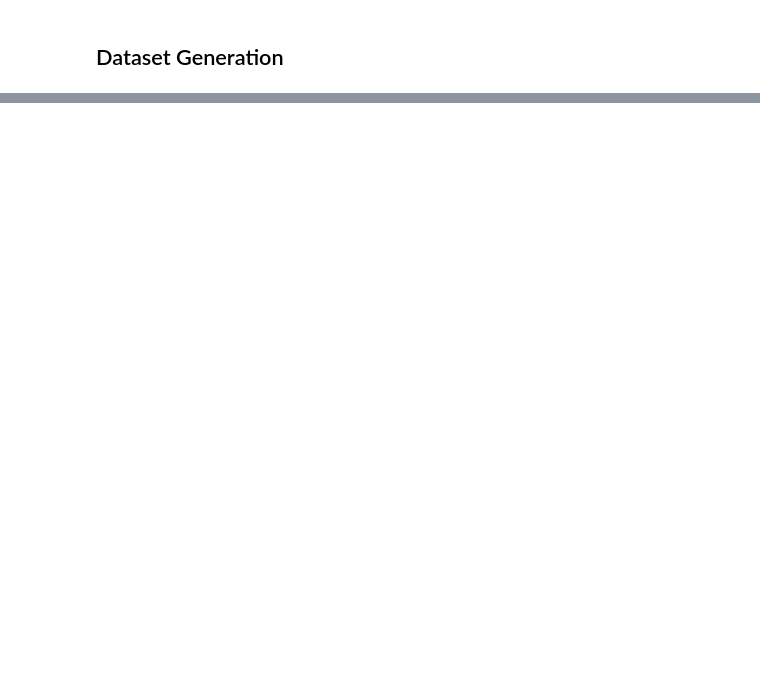
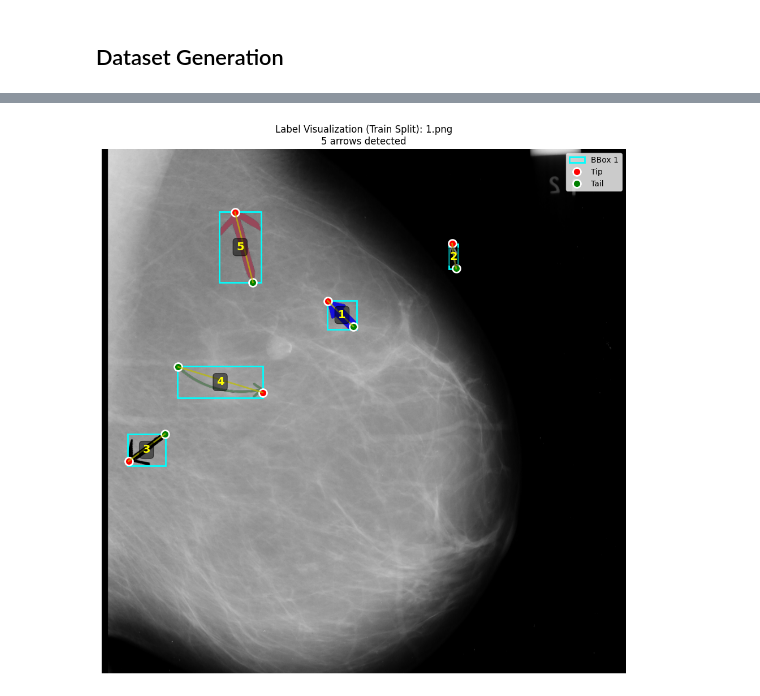
Before and after one commit to xckev/arrow-detection, a Jupyter notebook: arrow-image-gen/arrow-image-generator.ipynb, the cells around one changed output, grey strips where cells are left out. Cells and saved outputs as stored; diff of their text form; code cells hidden in the pictures; blank space fills up the shorter version.

```diff
--- a/arrow-image-gen/arrow-image-generator.ipynb
+++ b/arrow-image-gen/arrow-image-generator.ipynb
@@ -426,0 +536,95 @@ Processed 49/49 -> dataset/images/782.jpg | arrows=1 labels=dataset/labels/782.t
+# %%
+# Load the first generated image and its label from the train split
+dataset_base_dir = "dataset"
+train_img_dir = os.path.join(dataset_base_dir, "train", "images")
+train_label_dir = os.path.join(dataset_base_dir, "train", "labels")
+
+# Find first image (could be any extension)
+img_files = sorted([f for f in os.listdir(train_img_dir) if f.startswith("1.")])
+if not img_files:
+    print("No generated images found! Run the dataset generation cell first.")
+else:
+    first_img = img_files[0]
+    img_path = os.path.join(train_img_dir, first_img)
+    label_path = os.path.join(train_label_dir, "1.txt")
+
+    # Load image
+    img = cv2.imread(img_path)
+    img_rgb = cv2.cvtColor(img, cv2.COLOR_BGR2RGB)
+    h, w = img_rgb.shape[:2]
+
+    # Parse label file
+    arrows = []
+    with open(label_path, "r") as f:
+        for line in f:
+            parts = list(map(float, line.strip().split()))
+            if len(parts) == 9:  # class, cx, cy, w, h, tip_x, tip_y, tail_x, tail_y
+                class_id, cx, cy, bw, bh, tip_x, tip_y, tail_x, tail_y = parts
+                arrows.append({
+                    'class': int(class_id),
+                    'bbox': (cx, cy, bw, bh),
+                    'tip': (tip_x, tip_y),
+                    'tail': (tail_x, tail_y)
+                })
+
+    # Visualize
+    plt.figure(figsize=(12, 10))
+    plt.imshow(img_rgb)
+
+    for i, arrow in enumerate(arrows, start=1):
+        # Convert normalized coords back to pixel coords
+        cx_norm, cy_norm, bw_norm, bh_norm = arrow['bbox']
+        cx_px = cx_norm * w
+        cy_px = cy_norm * h
+        bw_px = bw_norm * w
+        bh_px = bh_norm * h
+
+        # Bbox corners
+        x1 = cx_px - bw_px / 2
+        y1 = cy_px - bh_px / 2
+
+        # Draw bbox
+        rect = patches.Rectangle((x1, y1), bw_px, bh_px,
+                                linewidth=2, edgecolor='cyan', facecolor='none',
+                                label=f'BBox {i}' if i == 1 else '')
+        plt.gca().add_patch(rect)
+
+        # Draw keypoints
+        tip_x_px = arrow['tip'][0] * w
+        tip_y_px = arrow['tip'][1] * h
+        tail_x_px = arrow['tail'][0] * w
+        tail_y_px = arrow['tail'][1] * h
+
+        plt.plot(tip_x_px, tip_y_px, 'ro', markersize=10, markeredgewidth=2,
+                markeredgecolor='white', label=f'Tip' if i == 1 else '')
+        plt.plot(tail_x_px, tail_y_px, 'go', markersize=10, markeredgewidth=2,
+                markeredgecolor='white', label=f'Tail' if i == 1 else '')
+
+        # Draw arrow line
+        plt.plot([tail_x_px, tip_x_px], [tail_y_px, tip_y_px],
+                'y-', linewidth=2, alpha=0.7)
+
+        # Add text annotation
+        plt.text(cx_px, cy_px, f'{i}', color='yellow', fontsize=14,
+                fontweight='bold', ha='center', va='center',
+                bbox=dict(boxstyle='round', facecolor='black', alpha=0.5))
+
+    plt.title(f"Label Visualization (Train Split): {first_img}\n{len(arrows)} arrows detected")
+    plt.legend(loc='upper right')
+    plt.axis('off')
+    plt.tight_layout()
+    plt.show()
+
+    # Print label details for verification
+    print(f"\n{'='*60}")
+    print(f"Image: train/images/{first_img} ({w}x{h})")
+    print(f"Label file: train/labels/1.txt")
+    print(f"{'='*60}")
+    for i, arrow in enumerate(arrows, start=1):
+        print(f"\nArrow {i}:")
+        print(f"  Class: {arrow['class']}")
+        print(f"  BBox (normalized): cx={arrow['bbox'][0]:.4f}, cy={arrow['bbox'][1]:.4f}, w={arrow['bbox'][2]:.4f}, h={arrow['bbox'][3]:.4f}")
+        print(f"  Tip (normalized): x={arrow['tip'][0]:.4f}, y={arrow['tip'][1]:.4f}")
+        print(f"  Tail (normalized): x={arrow['tail'][0]:.4f}, y={arrow['tail'][1]:.4f}")
+# %% [output]
+[figure, added]
```
Also changed, not shown: parts of 6 cells of this notebook, 51 other files.
